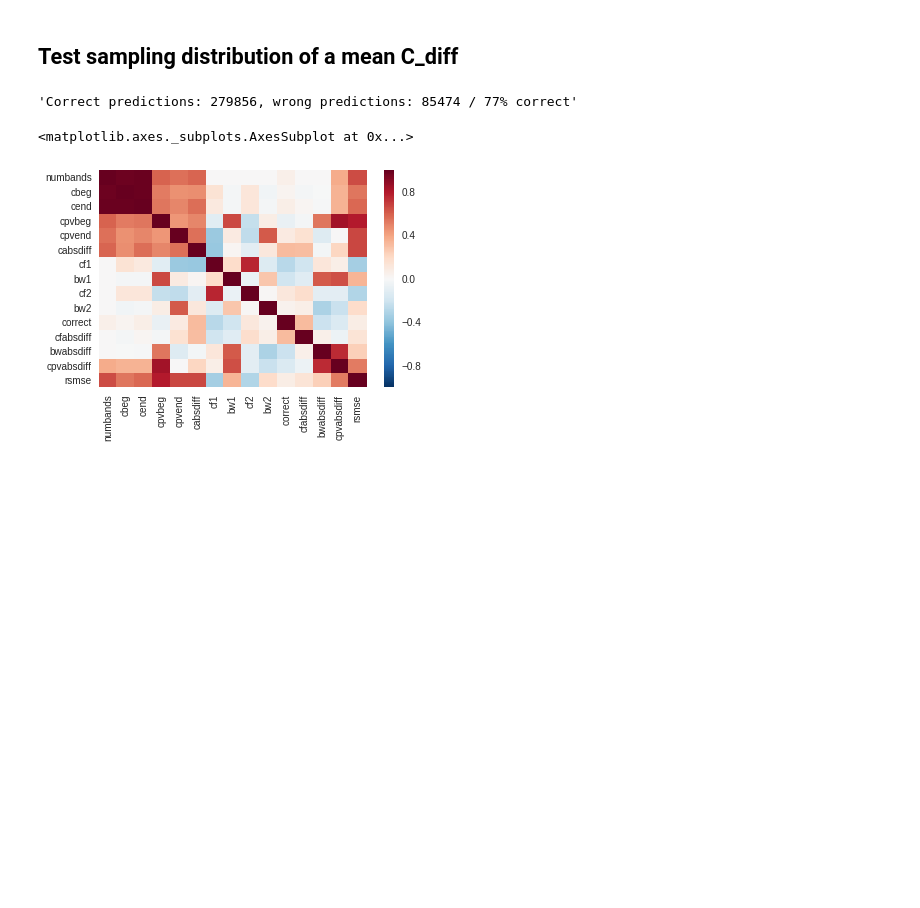
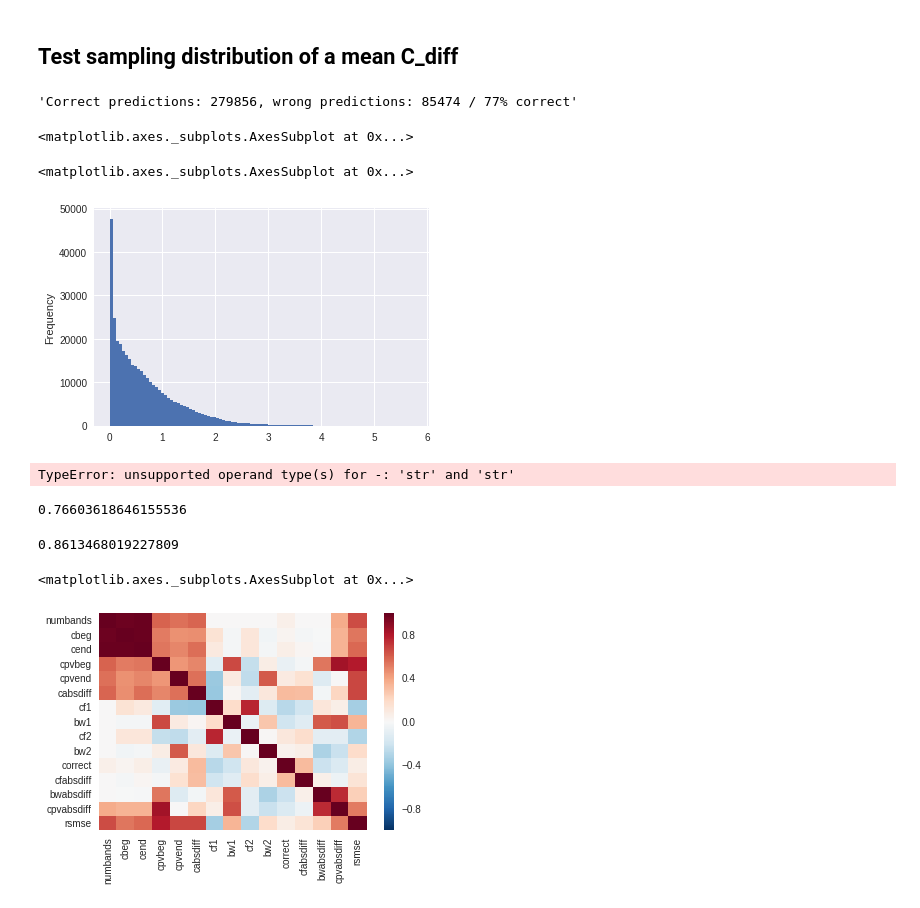
Before and after one commit to ech2/papers, a Jupyter notebook: dafx17/exp2_synthetic_noises.ipynb, the cells around one changed output. Drawn from its saved outputs; the diff is of its cells as text; code cells hidden in the pictures; blank space fills up the shorter version.

```diff
--- a/dafx17/exp2_synthetic_noises.ipynb
+++ b/dafx17/exp2_synthetic_noises.ipynb
@@ -155,6 +157,30 @@ pred_error_cdiff = pred_error['cend'] - pred_error['cbeg']
     round(len(pred_correct) / float(len(noise_data_calc)) * 100))
 # %% [output]
 'Correct predictions: 279856, wrong predictions: 85474 / 77% correct'
+# %%
+noise_data_calc.query('correct == True').plot()
+noise_data_calc.query('correct == True').plot()
+# %% [output]
+<matplotlib.axes._subplots.AxesSubplot at 0x...>
+# %%
+noise_data_calc.cabsdiff.plot.hist(bins=100)
+# %% [output]
+<matplotlib.axes._subplots.AxesSubplot at 0x...>
+[figure, added]
+# %%
+from sklearn.metrics import f1_score, roc_curve
+
+roc_curve(noise_data_calc.dirorig, noise_data_calc.dirpred, 'down')
+# %% [output]
+TypeError: unsupported operand type(s) for -: 'str' and 'str'
+# %%
+f1_score(noise_data_calc.dirorig, noise_data_calc.dirpred, labels=['up', 'down', 'still'], average='micro')
+# %% [output]
+0.76603618646155536
+# %%
+f1_score(tmp.dirorig, tmp.dirpred, labels=['up', 'down', 'still'], average='micro')
+# %% [output]
+0.8613468019227809
 # %%
 sns.heatmap(noise_data_calc.corr())
 # %% [output]
```
Also changed, not shown: parts of 4 cells of this notebook, 1 other file.
